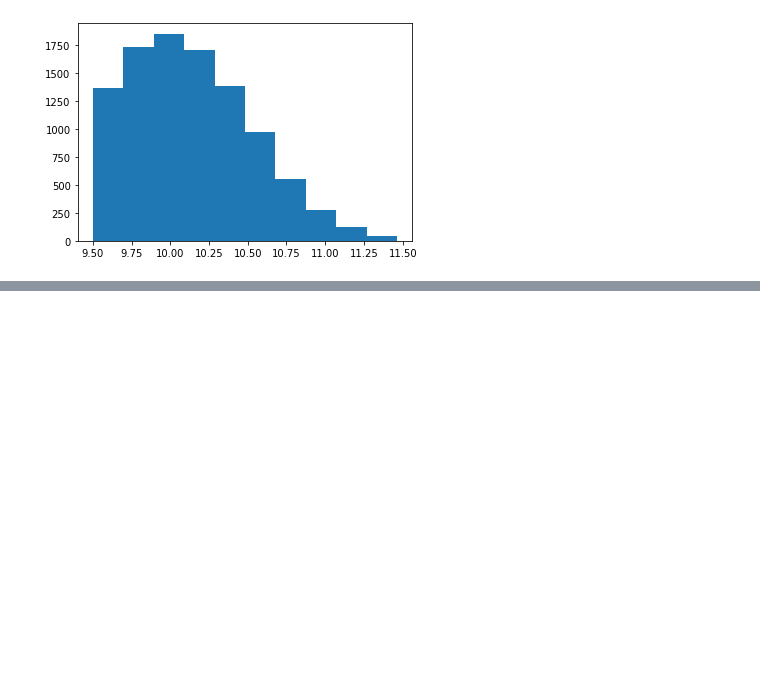
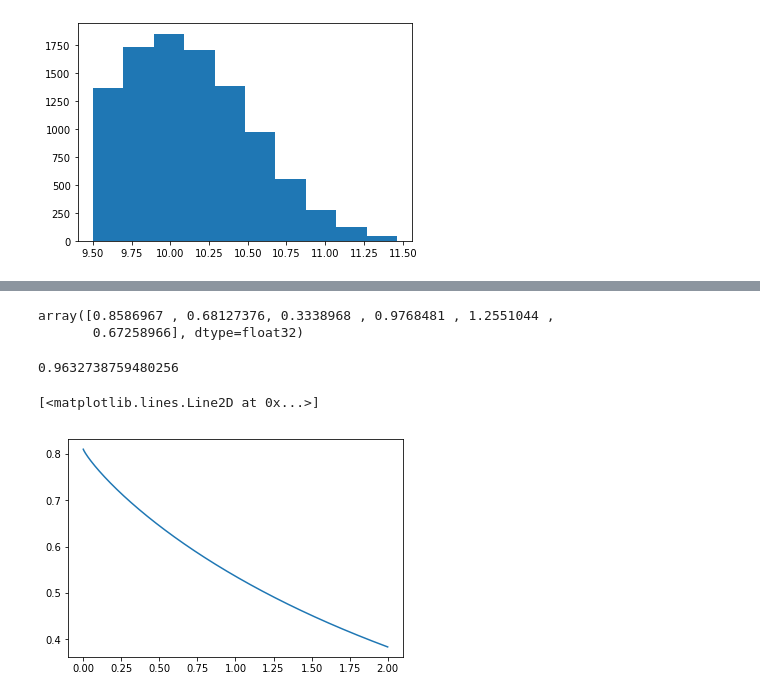
Before and after one commit to AlexanderFengler/nn_likelihoods, a Jupyter notebook: test_simulators.ipynb, the cells around one changed output, grey strips where cells are left out. Cells and saved outputs as stored; diff of their text form; code cells hidden in the pictures; blank space fills up the shorter version.

```diff
--- a/test_simulators.ipynb
+++ b/test_simulators.ipynb
@@ -860,0 +980,2 @@ plt.hist(10 + x * 0.5)
+# %%
+x = pickle.load(open('/Users/afengler/OneDrive/project_sbi_experiments/posterior_samples/collapsed_angle_bindim_64_abcmethod_SNPE_nsimruns_100000_nsamplesl_1000_nsamplesh_50000_nobs_1000.pickle', 'rb'))
@@ -860,0 +986,14 @@ plt.hist(10 + x * 0.5)
+# %%
+dir_ = '/Users/afengler/OneDrive/project_sbi_experiments/posterior_samples/'
+files_ = os.listdir('/Users/afengler/OneDrive/project_sbi_experiments/posterior_samples/')
+for file_ in files_:
+    print(file_)
+    x = pickle.load(open(dir_ + file_, 'rb'))
+    x['gt'] = np.squeeze(x['gt'])
+    x['posterior_samples'] = np.squeeze(x['posterior_samples'])
+    x['posterior_samples_log_p'] = np.squeeze(x['posterior_samples_log_p'])
+    x['data'] = np.squeeze(x['data'])
+    x['maps'] = np.squeeze(x['maps'])
+    x['means'] = np.squeeze(x['means'])
+    x['timings'] = np.squeeze(x['timings'])
+    pickle.dump(x, open(dir_ + file_[:-40] + '.pickle','wb'))
@@ -860,0 +1056,2 @@ plt.hist(10 + x * 0.5)
+# %%
+x = pickle.load(open('/users/afengler/OneDrive/project_nn_likelihoods/eLIFE_exps/summaries/IS_summary_weibull_cdf_N_4096.pickle', 'rb' ))
@@ -860,0 +1258,9 @@ plt.hist(10 + x * 0.5)
+# %%
+x2 = x.copy()
+#x2['gt'] = x2['gt'][:200, :]
+#x2['posterior_samples'] = x2['posterior_samples'][:200, :]
+# %%
+x2['gt'][10]
+# %% [output]
+array([0.8586967 , 0.68127376, 0.3338968 , 0.9768481 , 1.2551044 ,
+       0.67258966], dtype=float32)
@@ -860,0 +1295,9 @@ plt.hist(10 + x * 0.5)
+# %%
+ndt
+# %% [output]
+0.9632738759480256
+# %%
+plt.plot(np.linspace(0, 2, 1000), x2['posterior_samples'][10, 1, 1] * bf.weibull_cdf(np.linspace(0, 2, 1000), alpha = x2['posterior_samples'][10, 1, 4], beta = x2['posterior_samples'][10, 1, 5]))
+# %% [output]
+[<matplotlib.lines.Line2D at 0x...>]
+[figure, added]
```
Also changed, not shown: parts of 91 cells of this notebook, 12 other files.
